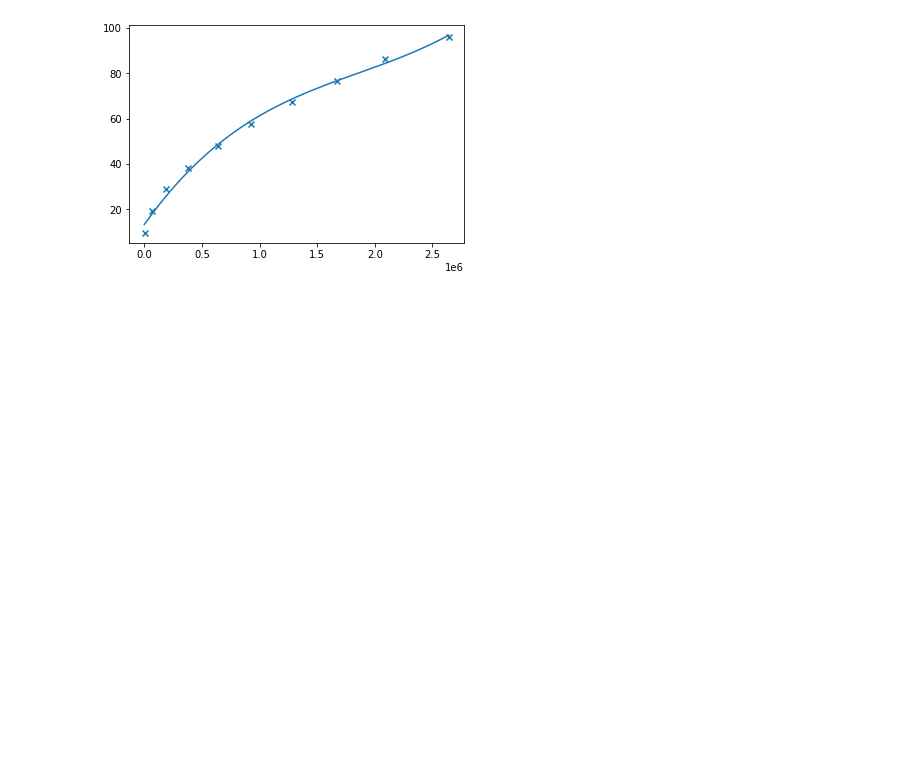
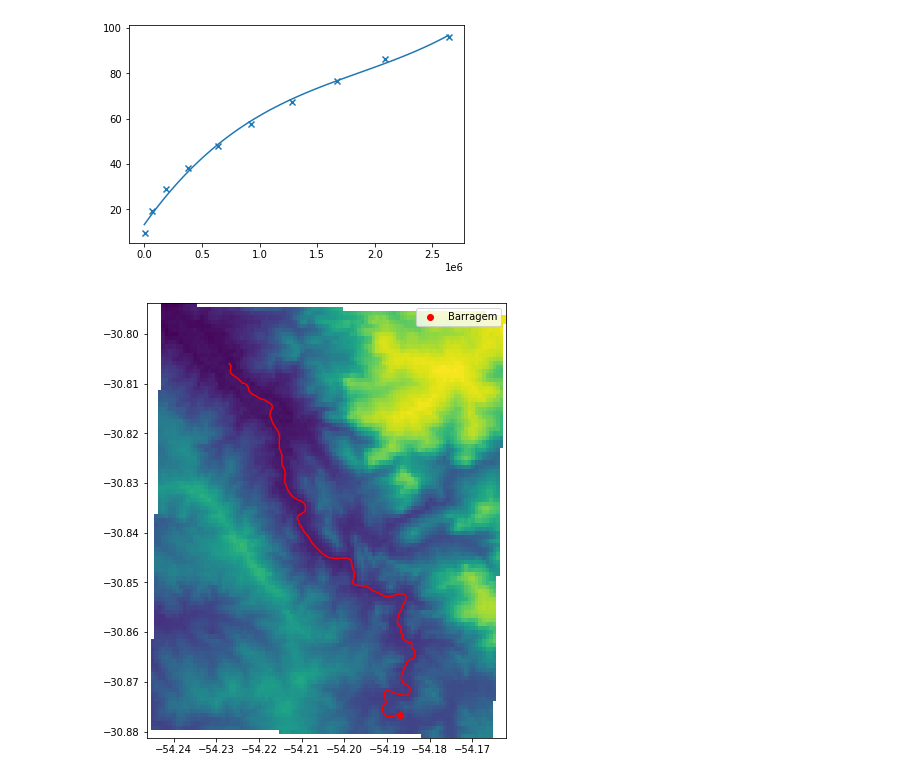
Before and after one commit to robertorolo/mancha_de_inundacao, a Jupyter notebook: prototipo.ipynb, the cells around one changed output. Cells and saved outputs as stored; diff of their text form; code cells hidden in the pictures; blank space fills up the shorter version.

Commit message:
srtm cropado

```diff
--- a/prototipo.ipynb
+++ b/prototipo.ipynb
@@ -127,0 +153,14 @@ plt.scatter(qs, alturas[1:], marker='x')
+# %%
+clipado = rasterio.open('srtm_cropado')
+# %%
+fig, ax = plt.subplots(figsize=(8,8))
+show(clipado, ax=ax)
+
+ax.scatter(ponto_informado.x, ponto_informado.y, color='red', label='Barragem')
+
+tracado.plot(ax=ax, color='red')
+
+plt.legend()
+plt.show()
+# %% [output]
+[figure, added]
```
Also changed, not shown: parts of 4 cells of this notebook, 2 other files.
